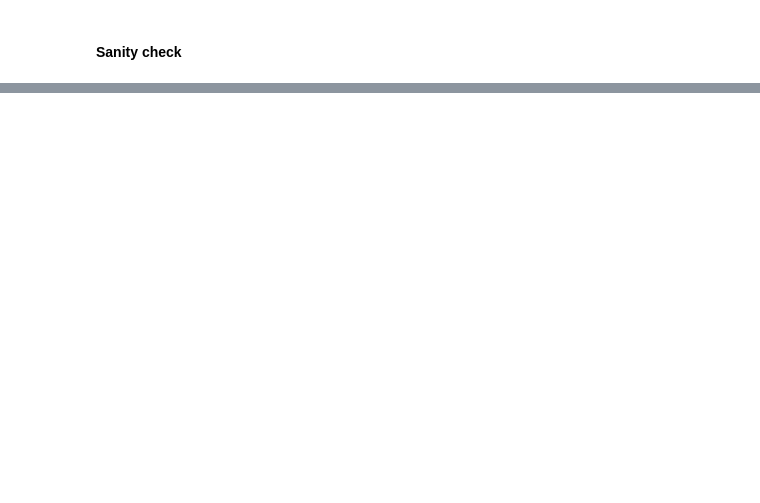
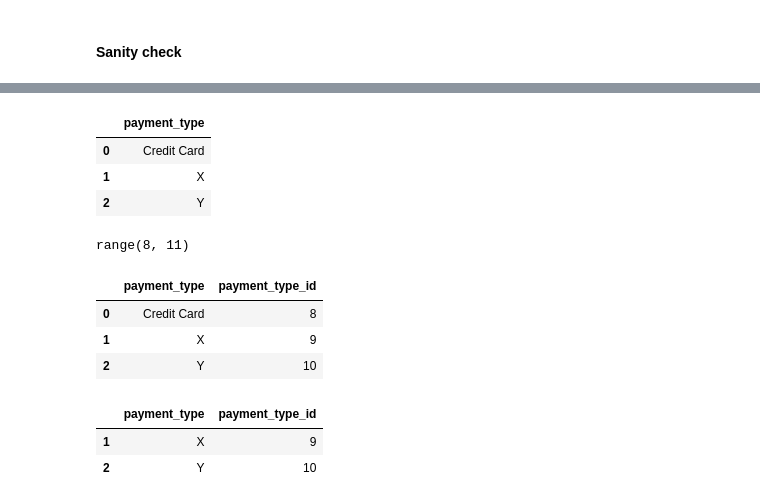
Before and after one commit to Zsolt-d/Chicago_data_engineering, a Jupyter notebook: src/notebooks/06_trips_data_mapping.ipynb, the cells around one changed output, grey strips where cells are left out. Saved outputs shown, nothing was run; the diff lists cells and outputs as text; code cells hidden in the pictures; blank space fills up the shorter version.

```diff
--- a/src/notebooks/06_trips_data_mapping.ipynb
+++ b/src/notebooks/06_trips_data_mapping.ipynb
@@ -261,0 +318,10 @@ taxi_trips.nlargest(5, 'fare')
+# %%
+payment_type_map_table = taxi_trips['payment_type'].drop_duplicates().reset_index(drop=True)
+
+payment_type_map_table = pd.DataFrame(
+    {
+        'payment_type_id': range(1, len(payment_type_map_table) + 1),
+        'payment_type': payment_type_map_table
+    }
+)
+payment_type_map_table
@@ -261,0 +337,35 @@ taxi_trips.nlargest(5, 'fare')
+# %%
+new_payment_type_data = [
+    {'payment_type': 'Credit Card'},
+    {'payment_type': 'X'},
+    {'payment_type': 'Y'}
+]
+
+new_payment_type_mapping = pd.DataFrame(new_payment_type_data)
+new_payment_type_mapping
+# %% [output]
+|  | payment_type |
+| 0 | Credit Card |
+| 1 | X |
+| 2 | Y |
+# %%
+payment_type_max_id = payment_type_map_table['payment_type_id'].max()
+# %%
+range(payment_type_max_id + 1, payment_type_max_id + len(new_payment_type_mapping) + 1)
+# %% [output]
+range(8, 11)
+# %%
+new_payment_type_mapping['payment_type_id'] = range(payment_type_max_id + 1, payment_type_max_id + len(new_payment_type_mapping) + 1)
+new_payment_type_mapping
+# %% [output]
+|  | payment_type | payment_type_id |
+| 0 | Credit Card | 8 |
+| 1 | X | 9 |
+| 2 | Y | 10 |
+# %%
+new_payment_types = new_payment_type_mapping[~new_payment_type_mapping['payment_type'].isin(payment_type_map_table['payment_type'])]
+new_payment_types
+# %% [output]
+|  | payment_type | payment_type_id |
+| 1 | X | 9 |
+| 2 | Y | 10 |
```
Also changed, not shown: parts of 31 cells of this notebook, 2 other files.
